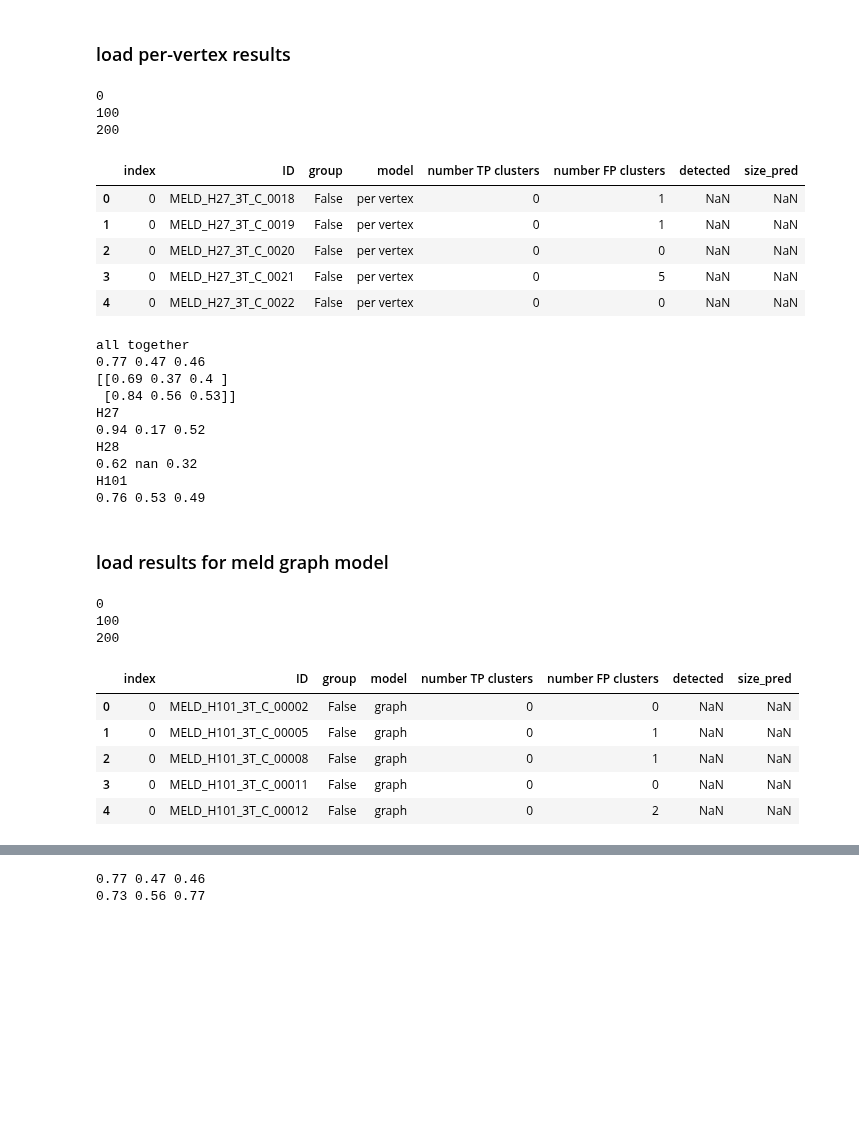
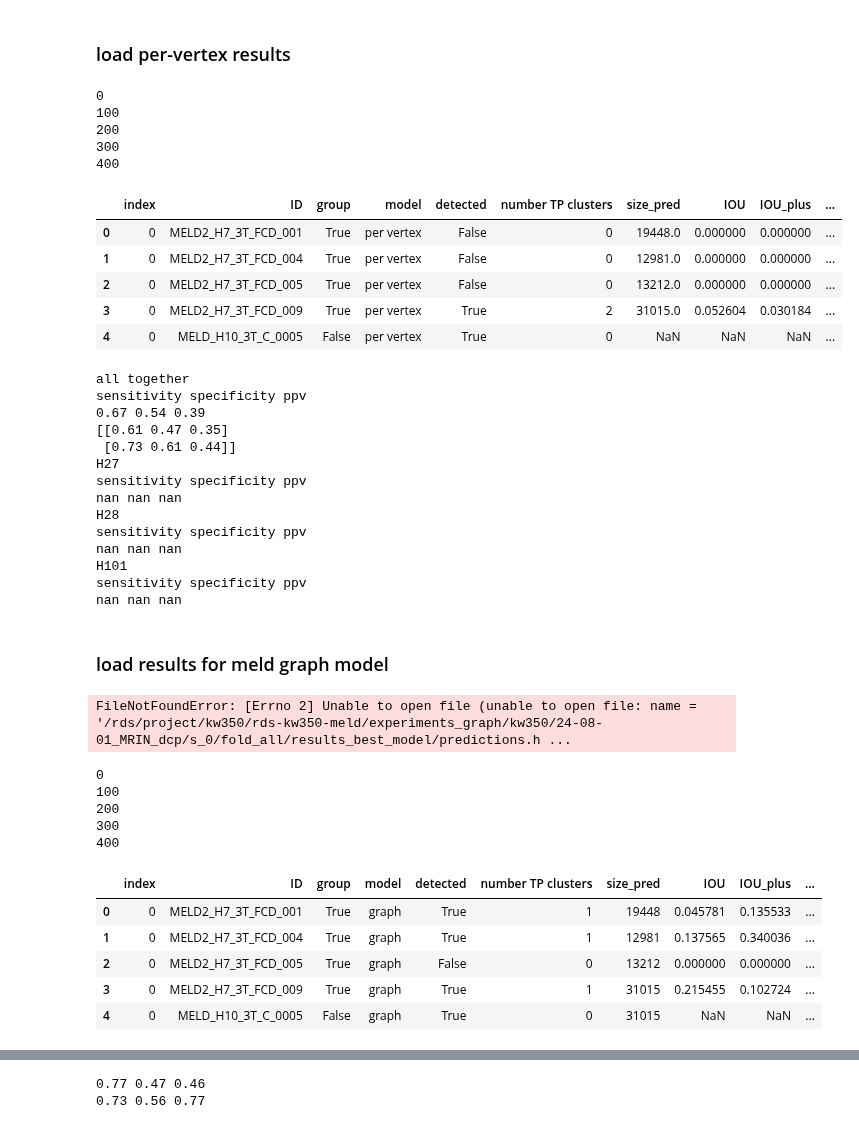
Before and after one commit to MELDProject/meld_graph, a Jupyter notebook: notebooks/compare_results_MLP.ipynb, the cells around one changed output, grey strips where cells are left out. Saved outputs shown, nothing was run; the diff lists cells and outputs as text; code cells hidden in the pictures; blank space fills up the shorter version.

```diff
--- a/notebooks/compare_results_MLP.ipynb
+++ b/notebooks/compare_results_MLP.ipynb
@@ -29,7 +22,7 @@ Setting EXPERIMENT_PATH to /rds/project/kw350/rds-kw350-meld/experiments_graph/k
 ### load per-vertex results
 # %%
 #dataset one of ['test','indi_test']
-dataset = 'indi_test'
+dataset = 'test'
 #for H101 boundaries
 cohort2= MeldCohort(hdf5_file_root='{site_code}_{group}_featurematrix_combat_fastsurfer_harmonised_NewSite.hdf5',
                            dataset='MELD_dataset_NewSiteH27H28H101_nc.csv')
@@ -94,39 +87,46 @@ for si,subj in enumerate(subjects):
     elif ('H27' in subj) or ('H28' in subj):
         pred_file_old = os.path.join(refh27h28, 'predictions_ensemble_iteration.hdf5')
     else:
         pred_file_old = os.path.join(ref, 'predictions_ensemble_iteration.hdf5')
 
     result_hemis_old = load_prediction(subj,pred_file_old, dset='prediction')
     result_old = np.hstack([result_hemis_old['lh'],result_hemis_old['rh']])
     values['model']='per vertex'
 
     #add detection with borderzone
     if labels.sum()>0:
         values['detected'] = np.logical_and(result_old, borderzones).any()
         # add number of TP clusters - number of clusters that are in the borderzone
         clusters_in_borderzone = set(result_old[borderzones.astype('bool')])
         #remove the 0 cluster
         if 0 in clusters_in_borderzone:
             clusters_in_borderzone.remove(0)
         values['number TP clusters'] = len(clusters_in_borderzone)
         values['size_pred'] = len(result_old[borderzones.astype('bool')])
+        values['IOU'] = (np.logical_and(result_old, labels)).sum() / (np.logical_or(result_old, labels)).sum()
+        values['IOU_plus'] = (np.logical_and(result_old, borderzones)).sum() / (np.logical_or(result_old, borderzones)).sum()
     else:
         values['number TP clusters'] = 0
+        values['size_pred'] = np.nan
+        values['IOU'] = np.nan
+        values['IOU_plus'] = np.nan
     # add number of FP clusters : total clusters - TP clusters
     values['number FP clusters']=len(set(result_hemis_old['lh']))+len(set(result_hemis_old['rh']))-2-values['number TP clusters']
     df_old=pd.concat([df_old,pd.DataFrame([values])])
 df_old = df_old.reset_index()
 df_old.head()
 # %% [output]
 0
 100
 200
+300
+400
-|  | index | ID | group | model | number TP clusters | number FP clusters | detected | size_pred |
-| 0 | 0 | MELD_H27_3T_C_0018 | False | per vertex | 0 | 1 | NaN | NaN |
-| 1 | 0 | MELD_H27_3T_C_0019 | False | per vertex | 0 | 1 | NaN | NaN |
-| 2 | 0 | MELD_H27_3T_C_0020 | False | per vertex | 0 | 0 | NaN | NaN |
-| 3 | 0 | MELD_H27_3T_C_0021 | False | per vertex | 0 | 5 | NaN | NaN |
-| 4 | 0 | MELD_H27_3T_C_0022 | False | per vertex | 0 | 0 | NaN | NaN |
+|  | index | ID | group | model | detected | number TP clusters | size_pred | IOU | IOU_plus | ... |
+| 0 | 0 | MELD2_H7_3T_FCD_001 | True | per vertex | False | 0 | 19448.0 | 0.000000 | 0.000000 | ... |
+| 1 | 0 | MELD2_H7_3T_FCD_004 | True | per vertex | False | 0 | 12981.0 | 0.000000 | 0.000000 | ... |
+| 2 | 0 | MELD2_H7_3T_FCD_005 | True | per vertex | False | 0 | 13212.0 | 0.000000 | 0.000000 | ... |
+| 3 | 0 | MELD2_H7_3T_FCD_009 | True | per vertex | True | 2 | 31015.0 | 0.052604 | 0.030184 | ... |
+| 4 | 0 | MELD_H10_3T_C_0005 | False | per vertex | True | 0 | NaN | NaN | NaN | ... |
 # %%
 def df_stats(df):
     sensitivity = np.mean(df['detected'][df['group']])
@@ -147,7 +147,8 @@ def bootstrap_CI(df, n=10000, func=df_stats):
 print('all together')
 dfsub = df_old.copy()
 dfsub_mlp = dfsub.copy()
-sensitivity, specificity, ppv = df_stats(dfsub)
+sensitivity, specificity, ppv= df_stats(dfsub)
+print('sensitivity specificity ppv')
 print(sensitivity,specificity,ppv)
 print(bootstrap_CI(dfsub))
 try:
@@ -155,17 +156,22 @@ try:
         print(site)
         dfsub = df_old[df_old['ID'].str.contains(site)]
         sensitivity, specificity, ppv = df_stats(dfsub)
+        print('sensitivity specificity ppv')
         print(sensitivity,specificity,ppv)
 except:
     pass
 # %% [output]
 all together
-0.77 0.47 0.46
-[[0.69 0.37 0.4 ]
- [0.84 0.56 0.53]]
+sensitivity specificity ppv
+0.67 0.54 0.39
+[[0.61 0.47 0.35]
+ [0.73 0.61 0.44]]
 H27
-0.94 0.17 0.52
+sensitivity specificity ppv
+nan nan nan
 H28
-0.62 nan 0.32
+sensitivity specificity ppv
+nan nan nan
 H101
-0.76 0.53 0.49
+sensitivity specificity ppv
+nan nan nan
@@ -202,8 +210,9 @@ model = '23-10-30_LVHZ_dcp'
 #model='23-10-30_MSBS_dcop_with_combat'
 # # model ='24-01-04_best_dcop_with_combat'
 
-cohort, subjects, pred_file = load_cohort_graph(dataset,model,
-no_combat=False)
+cohort, subjects, pred_file = load_cohort_graph(dataset,model,no_combat=False)
+# %% [output]
+FileNotFoundError: [Errno 2] Unable to open file (unable to open file: name = '/rds/project/kw350/rds-kw350-meld/experiments_graph/kw350/24-08-01_MRIN_dcp/s_0/fold_all/results_best_model/predictions.h ...
 # %%
 df=pd.DataFrame()
 subjects_dictionary={}
@@ -243,8 +252,14 @@ for si,subj in enumerate(subjects):
             clusters_in_borderzone.remove(0)
         values['number TP clusters'] = len(clusters_in_borderzone)
         values['size_pred'] = len(result[borderzones.astype('bool')])
+        values['IOU'] = (np.logical_and(result, labels)).sum() / (np.logical_or(result, labels)).sum()
+        values['IOU_plus'] = (np.logical_and(result, borderzones)).sum() / (np.logical_or(result, borderzones)).sum()
+
     else:
         values['number TP clusters'] = 0
+        values['IOU'] = np.nan
+        values['IOU_plus'] = np.nan
+
     # add number of FP clusters : total clusters - TP clusters
     values['number FP clusters']=len(set(result_hemis['lh']))+len(set(result_hemis['rh']))-2-values['number TP clusters']
     df=pd.concat([df,pd.DataFrame([values])])
@@ -256,12 +271,14 @@ df.head()
 0
 100
 200
+300
+400
-|  | index | ID | group | model | number TP clusters | number FP clusters | detected | size_pred |
-| 0 | 0 | MELD_H101_3T_C_00002 | False | graph | 0 | 0 | NaN | NaN |
-| 1 | 0 | MELD_H101_3T_C_00005 | False | graph | 0 | 1 | NaN | NaN |
-| 2 | 0 | MELD_H101_3T_C_00008 | False | graph | 0 | 1 | NaN | NaN |
-| 3 | 0 | MELD_H101_3T_C_00011 | False | graph | 0 | 0 | NaN | NaN |
-| 4 | 0 | MELD_H101_3T_C_00012 | False | graph | 0 | 2 | NaN | NaN |
+|  | index | ID | group | model | detected | number TP clusters | size_pred | IOU | IOU_plus | ... |
+| 0 | 0 | MELD2_H7_3T_FCD_001 | True | graph | True | 1 | 19448 | 0.045781 | 0.135533 | ... |
+| 1 | 0 | MELD2_H7_3T_FCD_004 | True | graph | True | 1 | 12981 | 0.137565 | 0.340036 | ... |
+| 2 | 0 | MELD2_H7_3T_FCD_005 | True | graph | False | 0 | 13212 | 0.000000 | 0.000000 | ... |
+| 3 | 0 | MELD2_H7_3T_FCD_009 | True | graph | True | 1 | 31015 | 0.215455 | 0.102724 | ... |
+| 4 | 0 | MELD_H10_3T_C_0005 | False | graph | True | 0 | 31015 | NaN | NaN | ... |
 # %%
 print('all together')
 dfsub = df.copy()
```
Also changed, not shown: parts of 11 cells of this notebook, 5 other files.
